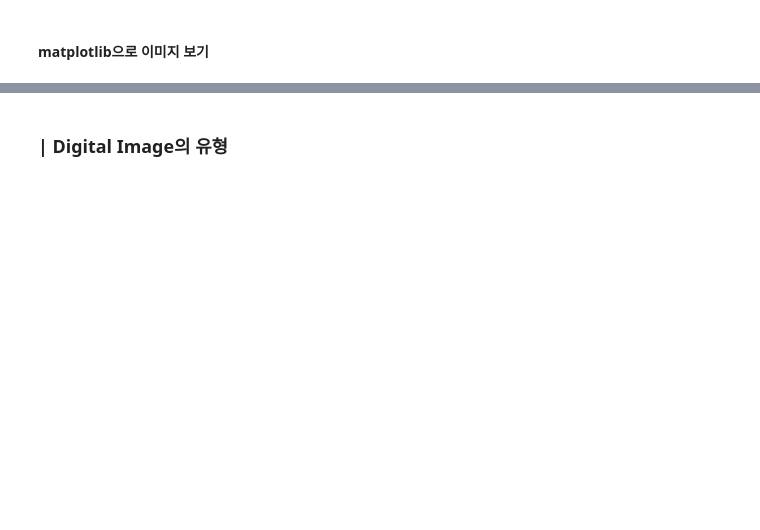
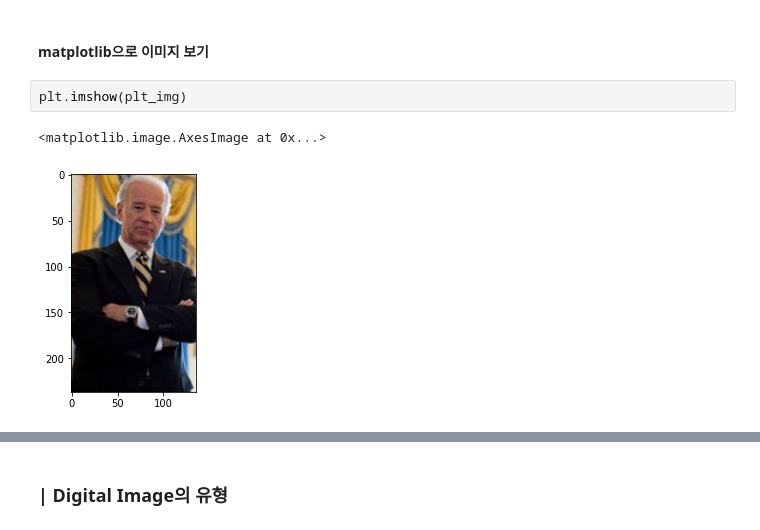
Before and after one commit to GETHUB55/SkillTreePython-DeepLearning, a Jupyter notebook: 00.추가학습/ch00_01_OpenCV기초_기본사용.ipynb, the cells around one changed output, grey strips where cells are left out. Saved outputs shown, nothing was run; the diff lists cells and outputs as text; blank space fills up the shorter version.

```diff
--- a/00.추가학습/ch00_01_OpenCV기초_기본사용.ipynb
+++ b/00.추가학습/ch00_01_OpenCV기초_기본사용.ipynb
@@ -99,2 +134,7 @@ cv2_imshow(cv2_img)
 # %% [markdown]
 #### **matplotlib으로 이미지 보기**
+# %%
+plt.imshow(plt_img)
+# %% [output]
+<matplotlib.image.AxesImage at 0x...>
+[figure, added]
```
Also changed, not shown: parts of 14 cells of this notebook.
